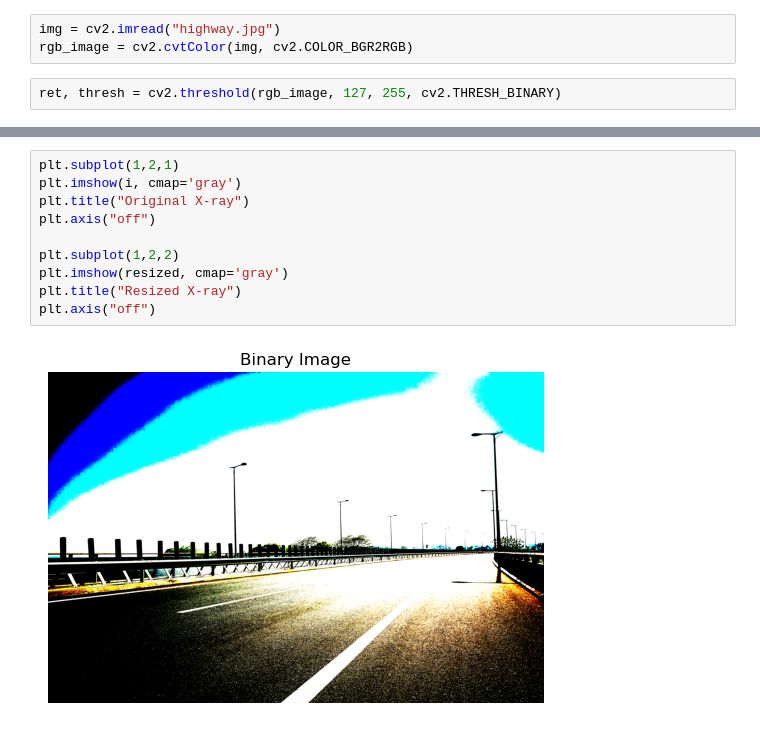
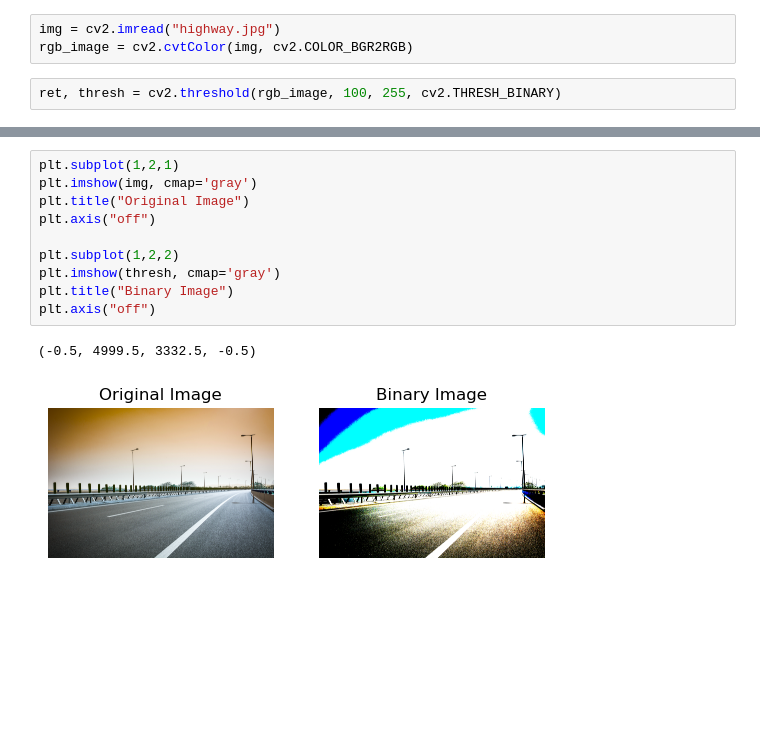
Before and after one commit to aaditya-pdgupta/Python_Course, a Jupyter notebook: Thresholding.ipynb, the cells around one changed output, grey strips where cells are left out. Drawn from its saved outputs; the diff is of its cells as text; blank space fills up the shorter version.

```diff
--- a/Thresholding.ipynb
+++ b/Thresholding.ipynb
@@ -13,6 +13,6 @@ import pandas as pd
 img = cv2.imread("highway.jpg")
 rgb_image = cv2.cvtColor(img, cv2.COLOR_BGR2RGB)
 # %%
-ret, thresh = cv2.threshold(rgb_image, 127, 255, cv2.THRESH_BINARY)
+ret, thresh = cv2.threshold(rgb_image, 100, 255, cv2.THRESH_BINARY)
 # %%
 plt.figure(figsize=(8,8))
@@ -19,12 +22,13 @@ plt.figure(figsize=(8,8))
 # %%
 plt.subplot(1,2,1)
-plt.imshow(i, cmap='gray')
-plt.title("Original X-ray")
+plt.imshow(img, cmap='gray')
+plt.title("Original Image")
 plt.axis("off")
 
 plt.subplot(1,2,2)
-plt.imshow(resized, cmap='gray')
-plt.title("Resized X-ray")
+plt.imshow(thresh, cmap='gray')
+plt.title("Binary Image")
 plt.axis("off")
 # %% [output]
+(-0.5, 4999.5, 3332.5, -0.5)
-[figure, old version]
+[figure, new version]
```
Also changed, not shown: parts of 1 cell of this notebook.
